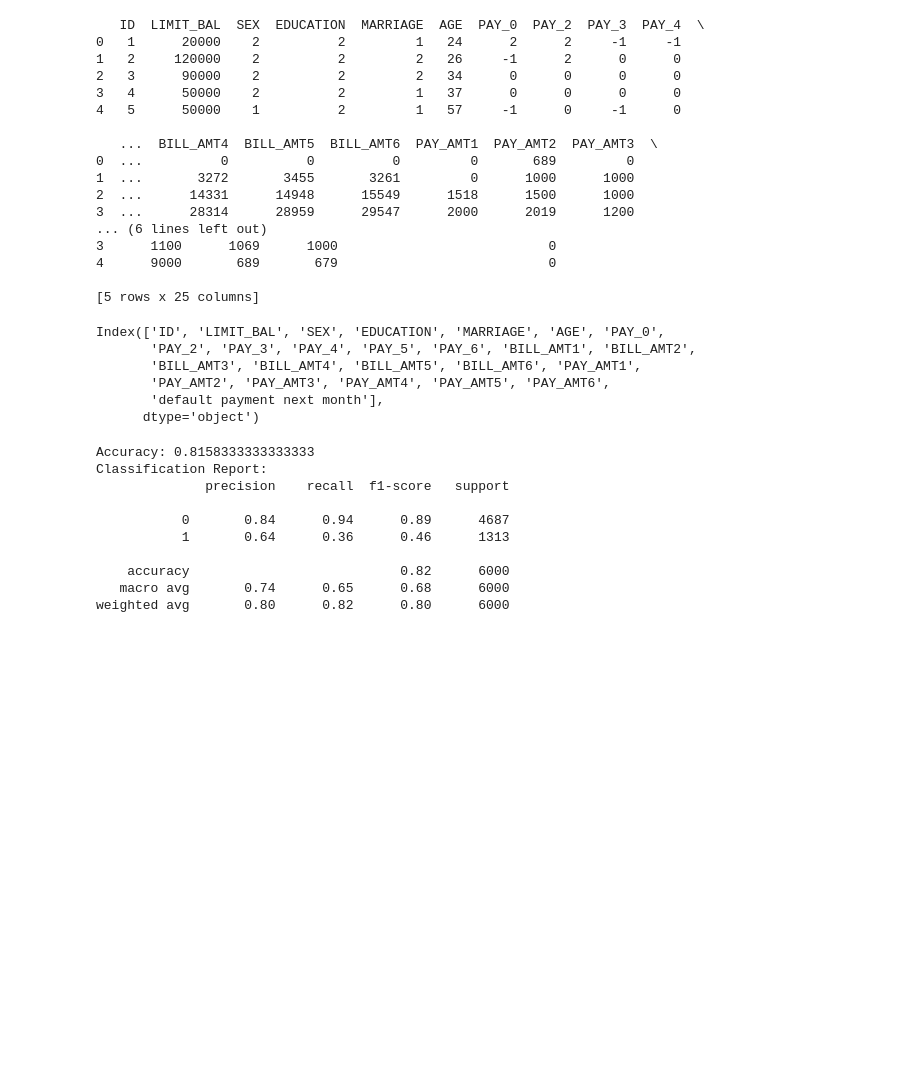
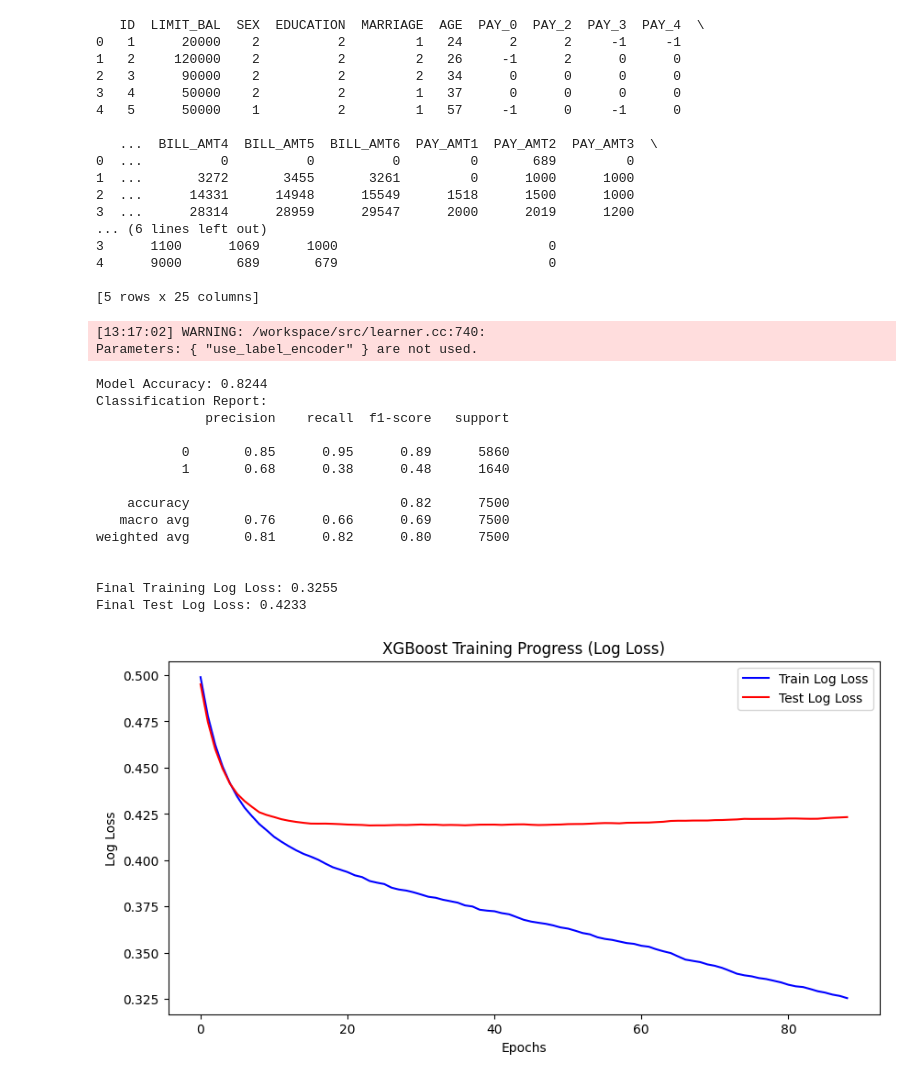
Before and after one commit to Jui1337/responsible-ai-security, a Jupyter notebook: rai-img-merged/Error-analysis-dashboard.ipynb, the cells around one changed output. Cells and saved outputs as stored; diff of their text form; code cells hidden in the pictures; blank space fills up the shorter version.

```diff
--- a/rai-img-merged/Error-analysis-dashboard.ipynb
+++ b/rai-img-merged/Error-analysis-dashboard.ipynb
@@ -23,15 +23,6 @@ print(df.head())
 4      9000       689       679                           0
 
 [5 rows x 25 columns]
-# %%
-df.columns
-# %% [output]
-Index(['ID', 'LIMIT_BAL', 'SEX', 'EDUCATION', 'MARRIAGE', 'AGE', 'PAY_0',
-       'PAY_2', 'PAY_3', 'PAY_4', 'PAY_5', 'PAY_6', 'BILL_AMT1', 'BILL_AMT2',
-       'BILL_AMT3', 'BILL_AMT4', 'BILL_AMT5', 'BILL_AMT6', 'PAY_AMT1',
-       'PAY_AMT2', 'PAY_AMT3', 'PAY_AMT4', 'PAY_AMT5', 'PAY_AMT6',
-       'default payment next month'],
-      dtype='object')
 # %%
 import matplotlib.pyplot as plt
 import numpy as np
@@ -75,16 +66,17 @@ def create_classification_pipeline(X):
         ('cat_pipe', cat_pipe, pipe_cfg['cat_cols'])
     ])
 
-    # Using XGBClassifier with Regularization, Learning Rate, and Eval Metrics
     xgb_model = xgb.XGBClassifier(
         tree_method='hist',  # Fast histogram-based training
         random_state=10,
         n_jobs=-1,  # Use all CPU cores
         learning_rate=0.17,  # Controls step size
-        reg_alpha=0.7,  # L1 regularization (sparsity)
+        reg_alpha=0.65,  # L1 regularization (sparsity)
         reg_lambda=1.0,  # L2 regularization (weight decay)
         eval_metric='logloss',  # Logarithmic loss for classification
-        use_label_encoder=False  # Avoids unnecessary warnings
+        use_label_encoder=False,  # Avoids unnecessary warnings
+        n_estimators=700,
+        early_stopping_rounds=65
     )
 
     pipeline = Pipeline(steps=[('preprocessor', feat_pipe),
@@ -99,7 +91,7 @@ categorical_features = []
 X, y = split_label(df, target_feature)
 
 # Split data into train and test sets (80% training, 20% testing)
-X_train_og, X_test_og, y_train, y_test = train_test_split(X, y, test_size=0.25, random_state=45)
+X_train_og, X_test_og, y_train, y_test = train_test_split(X, y, test_size=0.25, random_state=40)
 
 # Create the classification pipeline
 pipeline = create_classification_pipeline(X_train_og)
@@ -122,7 +114,7 @@ y_test = y_test.to_numpy()
 
 # Extract XGBClassifier separately and fit with eval_set
 xgb_model = pipeline.named_steps['model']
-xgb_model.fit(pipeline.named_steps['preprocessor'].transform(X_train_og), y_train,
+model = xgb_model.fit(pipeline.named_steps['preprocessor'].transform(X_train_og), y_train,
               eval_set=[(pipeline.named_steps['preprocessor'].transform(X_train_og), y_train),
                         (pipeline.named_steps['preprocessor'].transform(X_test_og), y_test)], verbose=False)
 
@@ -130,43 +122,50 @@ xgb_model.fit(pipeline.named_steps['preprocessor'].transform(X_train_og), y_trai
 y_pred = xgb_model.predict(pipeline.named_steps['preprocessor'].transform(X_test_og))
 
 # Compute accuracy and classification report
 accuracy = accuracy_score(y_test, y_pred)
 class_report = classification_report(y_test, y_pred)
 
 print(f"Model Accuracy: {accuracy:.4f}")
 print(f"Classification Report:\n{class_report}\n")
 
 # Extract evaluation results
 evals_result = xgb_model.evals_result()
 
 # Get the final log loss for training and testing
 train_log_loss = evals_result['validation_0']['logloss'][-1]
 test_log_loss = evals_result['validation_1']['logloss'][-1]
 
 # Print the final log loss values for both training and validation
 print(f"Final Training Log Loss: {train_log_loss:.4f}")
 print(f"Final Test Log Loss: {test_log_loss:.4f}")
 
 # Plot training and validation log loss
 plt.figure(figsize=(10, 5))
 plt.plot(evals_result['validation_0']['logloss'], label='Train Log Loss', color='blue')
 plt.plot(evals_result['validation_1']['logloss'], label='Test Log Loss', color='red')
 plt.xlabel("Epochs")
 plt.ylabel("Log Loss")
 plt.title("XGBoost Training Progress (Log Loss)")
 plt.legend()
 plt.show()
 # %% [output]
-Accuracy: 0.8158333333333333
-Classification Report:
-              precision    recall  f1-score   support
-
-           0       0.84      0.94      0.89      4687
-           1       0.64      0.36      0.46      1313
-
-    accuracy                           0.82      6000
-   macro avg       0.74      0.65      0.68      6000
-weighted avg       0.80      0.82      0.80      6000
+[13:17:02] WARNING: /workspace/src/learner.cc:740:
+Parameters: { "use_label_encoder" } are not used.
+Model Accuracy: 0.8244
+Classification Report:
+              precision    recall  f1-score   support
+
+           0       0.85      0.95      0.89      5860
+           1       0.68      0.38      0.48      1640
+
+    accuracy                           0.82      7500
+   macro avg       0.76      0.66      0.69      7500
+weighted avg       0.81      0.82      0.80      7500
+
+
+Final Training Log Loss: 0.3255
+Final Test Log Loss: 0.4233
+[figure, added]
 # %%
 from raiwidgets import ResponsibleAIDashboard
 from responsibleai import RAIInsights
```
Also changed, not shown: parts of 3 cells of this notebook, 2 other files.
